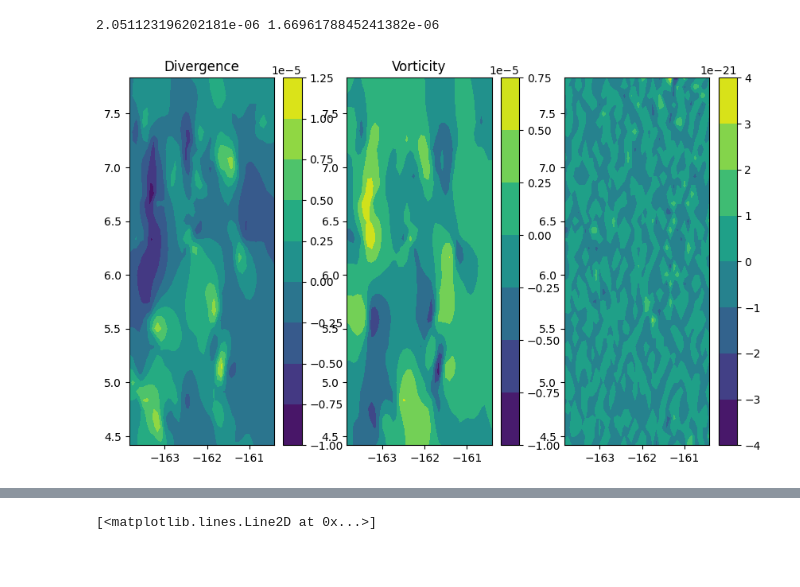
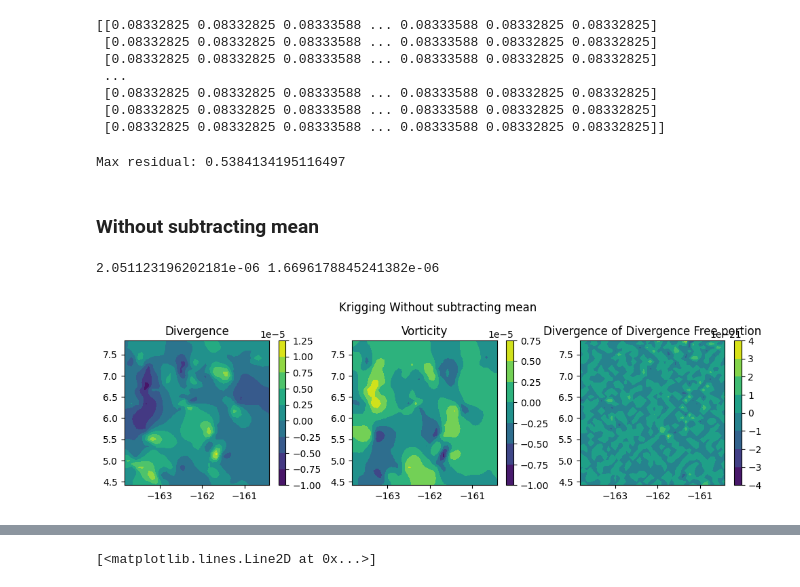
Before and after one commit to Colin-zerfass/fate-core, a Jupyter notebook: Code/Divergence.ipynb, the cells around one changed output, grey strips where cells are left out. Cells and saved outputs as stored; diff of their text form; code cells hidden in the pictures; blank space fills up the shorter version.

```diff
--- a/Code/Divergence.ipynb
+++ b/Code/Divergence.ipynb
@@ -13,7 +21,7 @@ slice_t = ds.sel(time =target_date)
 # %%
 import numpy as np
 
-def divergence(u, v, dx, dy, field = False):
+def divergence(u, v, dx, dy, field = False, mean = True):
     du_dx = np.gradient(u, dx, axis=1)
     dv_dy = np.gradient(v, dy, axis=0)
     if field == True:
@@ -33,7 +41,7 @@ def helmholtz_div_free(u, v, dx, dy):
     # 1. Compute vorticity
     dv_dx = np.gradient(v, dx, axis=1)
     du_dy = np.gradient(u, dy, axis=0)
-    omega = dv_dx - du_dy
+    omega =  dv_dx - du_dy
 
     # 2. Solve Poisson equation ∇²ψ = -ω using FFT
     ny, nx = u.shape
@@ -52,3 +60,30 @@ def helmholtz_div_free(u, v, dx, dy):
     v_s = -np.gradient(psi, dx, axis=1)       # -dψ/dx
 
     return u_s, v_s, psi
+
+def helmholtz_curl_free(u, v, dx, dy):
+    from scipy.fft import fft2, ifft2, fftfreq
+    import numpy as np
+
+    # 1. Compute divergence
+    du_dx = np.gradient(u, dx, axis=1)
+    dv_dy = np.gradient(v, dy, axis=0)
+    div = du_dx + dv_dy
+
+    # 2. Solve Poisson equation ∇²φ = div using FFT
+    ny, nx = u.shape
+    kx = 2 * np.pi * fftfreq(nx, dx)
+    ky = 2 * np.pi * fftfreq(ny, dy)
+    KX, KY = np.meshgrid(kx, ky)
+    K2 = KX**2 + KY**2
+    K2[0,0] = 1  # avoid divide-by-zero for mean
+
+    phi_hat = fft2(div) / K2
+    phi_hat[0,0] = 0     # enforce zero-mean potential
+    phi = np.real(ifft2(phi_hat))
+
+    # 3. Curl-free (irrotational) velocities
+    u_p = np.gradient(phi, dx, axis=1)  # dphi/dx
+    v_p = np.gradient(phi, dy, axis=0)  # dphi/dy
+
+    return u_p, v_p, phi
@@ -55,28 +130,53 @@ def helmholtz_div_free(u, v, dx, dy):
+# %%
+print(np.gradient(X, axis = 1))
+# %% [output]
+[[0.08332825 0.08332825 0.08333588 ... 0.08333588 0.08332825 0.08332825]
+ [0.08332825 0.08332825 0.08333588 ... 0.08333588 0.08332825 0.08332825]
+ [0.08332825 0.08332825 0.08333588 ... 0.08333588 0.08332825 0.08332825]
+ ...
+ [0.08332825 0.08332825 0.08333588 ... 0.08333588 0.08332825 0.08332825]
+ [0.08332825 0.08332825 0.08333588 ... 0.08333588 0.08332825 0.08332825]
+ [0.08332825 0.08332825 0.08333588 ... 0.08333588 0.08332825 0.08332825]]
+# %%
+res_u = u_n - (u_df + u_cf)
+res_v = v_n - (v_df + v_cf)
+print("Max residual:", np.max(np.sqrt(res_u**2 + res_v**2)))
+# %% [output]
+Max residual: 0.5384134195116497
+# %% [markdown]
+### Without subtracting mean
 # %%
 target_date = pd.to_datetime("2025-6-13", format="%Y-%m-%d")
 slice_t = ds.sel(time =target_date)
 
 dx = haversine_dist(6.1, 163, 6.1, 163 +1/12) *1000
 
 div = divergence(slice_t.uo, slice_t.vo, dx,dx, field = True)
 vor = vorticity(slice_t.uo, slice_t.vo, dx,dx, field = True)
 divv = divergence(slice_t.uo, slice_t.vo, dx,dx)
 vorv = vorticity(slice_t.uo, slice_t.vo, dx,dx)
 u_df, v_df, psi = helmholtz_div_free(slice_t.uo, slice_t.vo, dx,dx)
 div_df = divergence(u_df, v_df, dx, dx, field = True)
 
 X, Y = np.meshgrid(slice_t.lon.to_numpy(), slice_t.lat.to_numpy())
-fig, ax = plt.subplots(1,3, figsize = (10,6))
+fig, ax = plt.subplots(1,3, figsize = (10,3))
 c1 = ax[0].contourf(X,Y, div)
 c2 = ax[1].contourf(X,Y, vor)
 c3 = ax[2].contourf(X,Y, div_df)
 fig.colorbar(c1, ax=ax[0])
 fig.colorbar(c2, ax=ax[1])
 fig.colorbar(c3, ax=ax[2])
 
 ax[0].set_title("Divergence")
 ax[1].set_title("Vorticity")
-print(divv,vorv)
+ax[2].set_title("Divergence of Divergence Free portion")
+ax[0].set_box_aspect(1)
+ax[1].set_box_aspect(1)
+ax[2].set_box_aspect(1)
+fig.suptitle("Krigging Without subtracting mean")
+fig.tight_layout()
+
+fig.savefig(r"..\Figures\Divergence.png")
 # %% [output]
 2.051123196202181e-06 1.6696178845241382e-06
-[figure, old version]
+[figure, new version]
```
Also changed, not shown: parts of 16 cells of this notebook, 1 other file.
